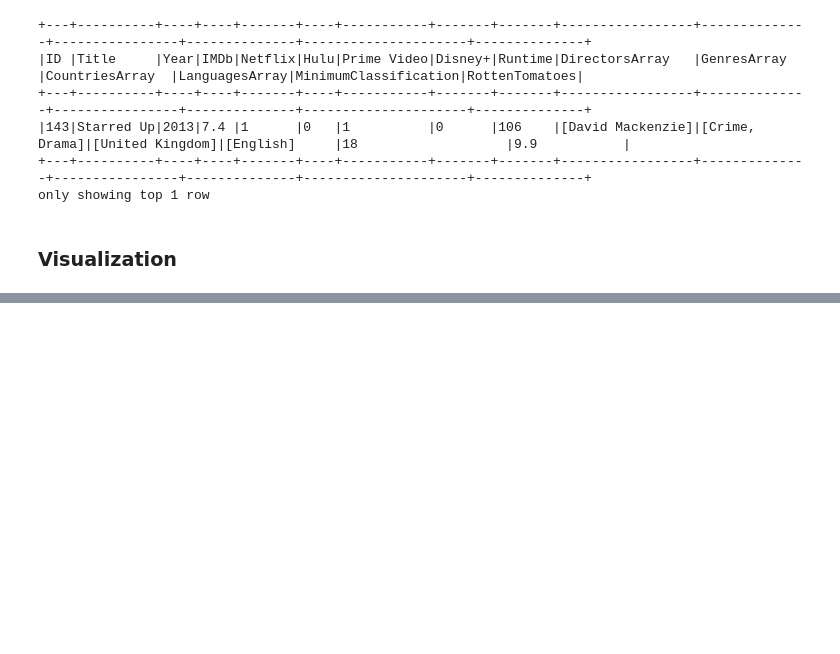
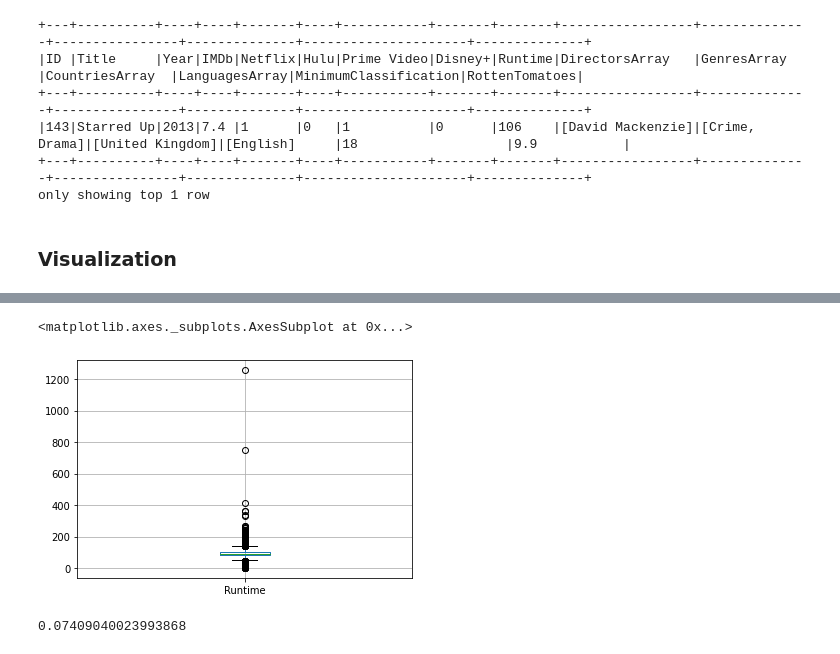
Before and after one commit to JonatasDeOliveira/movie-it, a Jupyter notebook: src/MovieIt.ipynb, the cells around one changed output, grey strips where cells are left out. Drawn from its saved outputs; the diff is of its cells as text; code cells hidden in the pictures; blank space fills up the shorter version.

```diff
--- a/src/MovieIt.ipynb
+++ b/src/MovieIt.ipynb
@@ -273,0 +311,11 @@ movies_df_pd = movies_df_processed.toPandas()
+# %%
+movies_df_pd.boxplot(column='Runtime')
+# %% [output]
+<matplotlib.axes._subplots.AxesSubplot at 0x...>
+[figure, added]
+# %%
+from numpy import abs
+mad = abs(movies_df_pd['runtime_log'] - movies_df_pd['runtime_log'].median()).median()*(1/0.6745)
+print(mad)
+# %% [output]
+0.07409040023993868
```
Also changed, not shown: parts of 12 cells of this notebook.
